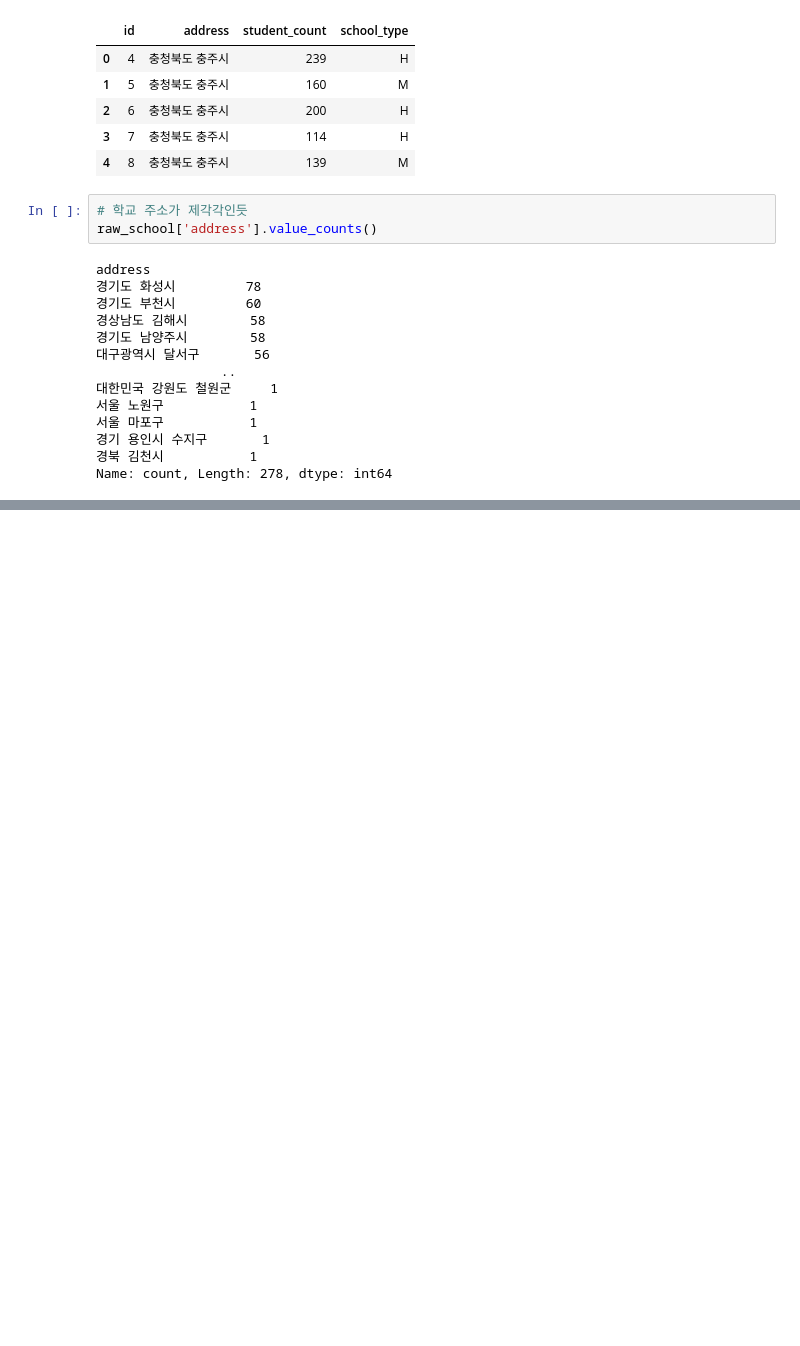
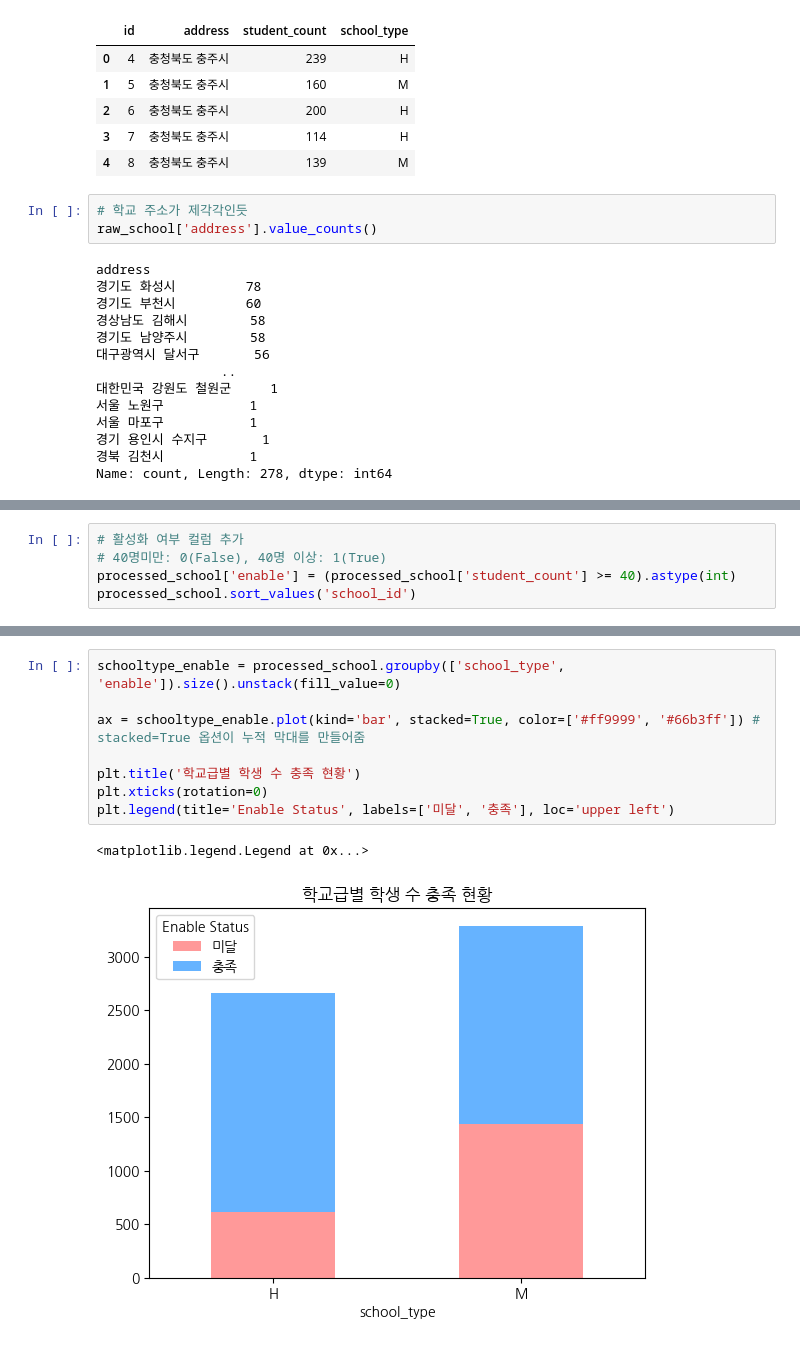
Before and after one commit to EtheriumArchive/Codeit_project, a Jupyter notebook: eda_damyeon_v2.ipynb, the cells around one changed output, grey strips where cells are left out. Saved outputs shown, nothing was run; the diff lists cells and outputs as text; blank space fills up the shorter version.

```diff
--- a/eda_damyeon_v2.ipynb
+++ b/eda_damyeon_v2.ipynb
@@ -1049,0 +1266,5 @@ print(f"{raw_school['address'].unique()}")
+# %%
+# 활성화 여부 컬럼 추가
+# 40명미만: 0(False), 40명 이상: 1(True)
+processed_school['enable'] = (processed_school['student_count'] >= 40).astype(int)
+processed_school.sort_values('school_id')
@@ -1049,0 +1285,11 @@ print(f"{raw_school['address'].unique()}")
+# %%
+schooltype_enable = processed_school.groupby(['school_type', 'enable']).size().unstack(fill_value=0)
+
+ax = schooltype_enable.plot(kind='bar', stacked=True, color=['#ff9999', '#66b3ff']) # stacked=True 옵션이 누적 막대를 만들어줌
+
+plt.title('학교급별 학생 수 충족 현황')
+plt.xticks(rotation=0)
+plt.legend(title='Enable Status', labels=['미달', '충족'], loc='upper left')
+# %% [output]
+<matplotlib.legend.Legend at 0x...>
+[figure, added]
```
Also changed, not shown: parts of 59 cells of this notebook.
